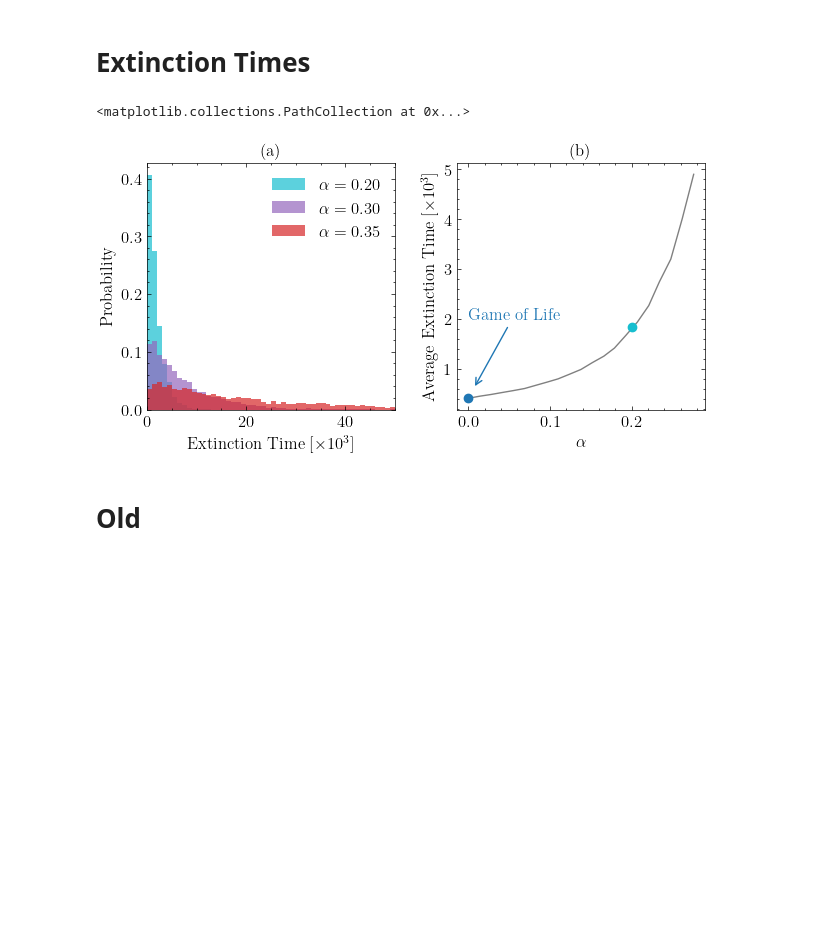
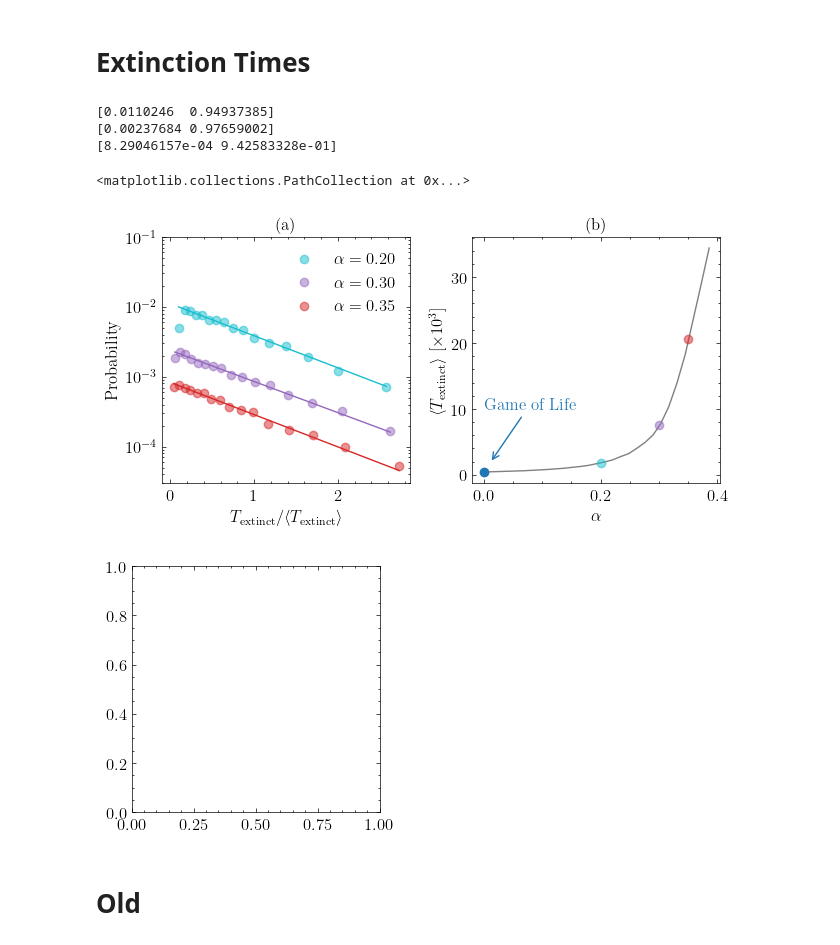
Before and after one commit to ISCOTTYI/dormant-life, a Jupyter notebook: plots.ipynb, the cells around one changed output. Drawn from its saved outputs; the diff is of its cells as text; code cells hidden in the pictures; blank space fills up the shorter version.

```diff
--- a/plots.ipynb
+++ b/plots.ipynb
@@ -30,37 +59,59 @@ def gen_normalized_histogram(data: np.array, bin_min: float, bin_max: float,
 # %%
 fig, (axl, axr) = plt.subplots(1, 2, figsize=(7.2, 3.2))
-axl.set(xlabel=r"Extinction Time $\left[\times 10^3\right]$",
+fig, ax = plt.subplots()
+### LEFT ###
+axl.set(xlabel=r"$T_\mathrm{extinct} / \langle T_\mathrm{extinct} \rangle$",
+        title="(a)",
         ylabel="Probability",
-        xlim=(0, 50),
-        title="(a)")
-bin_params = (bin_min, bin_max, bin_number) = (0, 100_000, 100)
+        ylim=(3*10**(-5), 1*10**(-1)),
+        yscale="log"
+        )
 alphas = [0.2, 0.3, 0.35]
 color_cycle = ["tab:cyan", "tab:purple", "tab:red"]
+legend_handles = []
 for alpha, c in zip(alphas, color_cycle):
     data = load_extinction_time_data(alpha)
-    bins, probs = gen_normalized_histogram(data, *bin_params)
-    shrinked_bins = bins / 1000
-    axl.bar(shrinked_bins, probs, width=shrinked_bins[1]-shrinked_bins[0],
-            align="edge", alpha=.7, label=r"$\alpha = %.2f$"%alpha, color=c)
+    avg_extinction_time = np.mean(data)
+    bin_centers, probs = gen_adap_bin_histrogram(data, 300)
+    axl.scatter(bin_centers/avg_extinction_time, probs,
+                alpha=.5, label=r"$\alpha = %.2f$"%alpha, color=c)
+    # Fit
+    fit_func = lambda x, c, tau: c*np.exp(-x/tau)
+    popt, _ = curve_fit(fit_func,
+                        (bin_centers/avg_extinction_time)[2:], probs[2:])
+    print(popt)
+    axl.plot(bin_centers/avg_extinction_time,
+             fit_func(bin_centers/avg_extinction_time, *popt), color=c)
+    label_text = r"$\alpha = %.2f$: $%.3f\cdot\exp(x/%.1f)$"%(alpha, popt[0], popt[1])
+    legend_handles.append(mpl.lines.Line2D([],[], c=c, marker="o", label=label_text))
+# Legend
 axl.legend()
-
+### RIGHT ###
 axr.set(xlabel=r"$\alpha$",
-        ylabel=r"Average Extinction Time $\left[\times 10^3\right]$",
+        ylabel=r"$\langle T_\mathrm{extinct} \rangle$ $\left[\times 10^3\right]$",
         title="(b)")
 alphas = np.loadtxt("./data/dormant-life/extinction-time/alpha-range.dat")
-extinction_times = np.array([np.mean(load_extinction_time_data(alpha)) for alpha in alphas[:21]])/1000
-axr.plot(alphas[:21], extinction_times, color="gray")
+# Data above alpha = 0.4 numerically biased. Extinction times too long.
+alphas = alphas[alphas<0.4]
+extinction_times = np.array([np.mean(load_extinction_time_data(alpha)) for alpha in alphas])/1000
+axr.plot(alphas, extinction_times, color="gray")
 # Draw marker for Game of Life
-axr.annotate("Game of Life", (0, extinction_times[0]), xytext=(0., 2),
+axr.annotate("Game of Life", (0, extinction_times[0]), xytext=(0., 10),
             arrowprops={"arrowstyle":"->", "relpos":(0.5, 0.5),
                         "color":"tab:blue", "shrinkB":10},
             c="tab:blue")
 axr.scatter(x=0, y=extinction_times[0], c="tab:blue", zorder=10)
 # Mark alphas from axl
-axr.scatter(x=0.2, y=extinction_times[15]-0.1, c="tab:cyan", zorder=10)
+axr.scatter(x=0.2, y=extinction_times[15]-0.1, c="tab:cyan", zorder=10, alpha=0.5)
+axr.scatter(x=0.3, y=extinction_times[22]-0.15, c="tab:purple", zorder=10, alpha=0.5)
+axr.scatter(x=0.35, y=extinction_times[25]+2.3, c="tab:red", zorder=10, alpha=0.5)
 # %% [output]
-<matplotlib.collections.PathCollection at 0x...>
+[0.0110246  0.94937385]
+[0.00237684 0.97659002]
+[8.29046157e-04 9.42583328e-01]
+<matplotlib.collections.PathCollection at 0x...>
-[figure, old version]
+[figure, new version]
+[figure, added]
 # %% [markdown]
 # Old
 # %%
```
Also changed, not shown: parts of 3 cells of this notebook, 3 other files.
